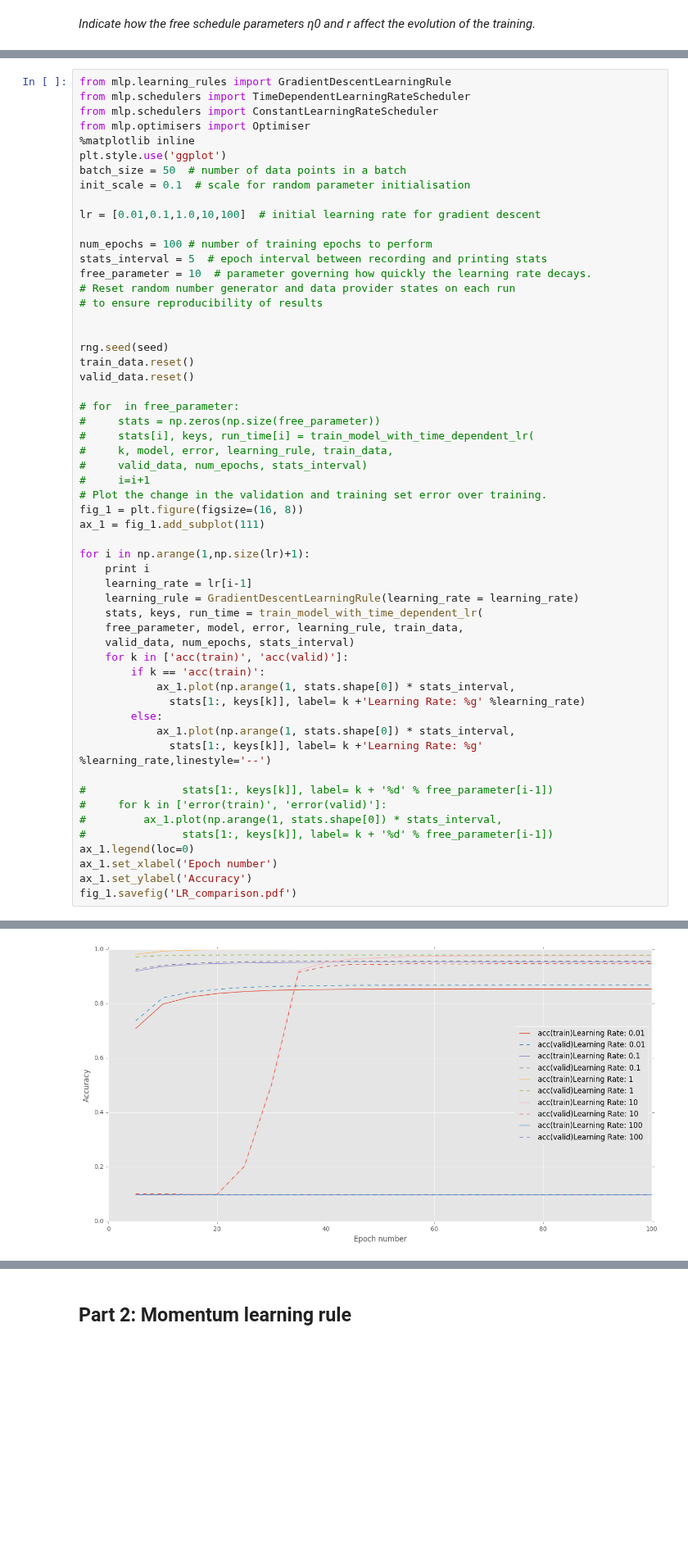
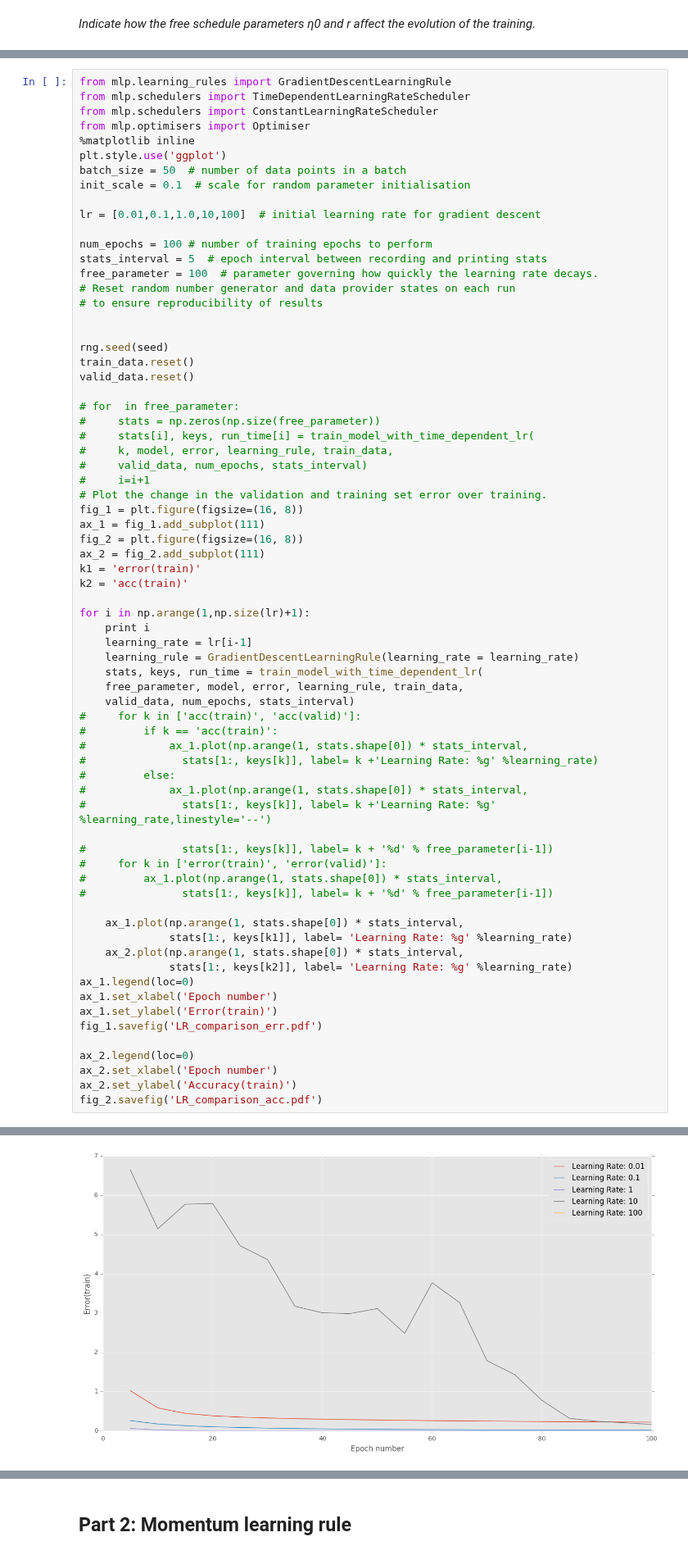
Before and after one commit to clarkzhao/Course-MLP, a Jupyter notebook: notebooks/Coursework_1.ipynb, the cells around one changed output, grey strips where cells are left out. Shown at 82% size. Saved outputs shown, nothing was run; the diff lists cells and outputs as text; blank space fills up the shorter version.

```diff
--- a/notebooks/Coursework_1.ipynb
+++ b/notebooks/Coursework_1.ipynb
@@ -428,7 +364,7 @@ lr = [0.01,0.1,1.0,10,100]  # initial learning rate for gradient descent
 
 num_epochs = 100 # number of training epochs to perform
 stats_interval = 5  # epoch interval between recording and printing stats
-free_parameter = 10  # parameter governing how quickly the learning rate decays.
+free_parameter = 100  # parameter governing how quickly the learning rate decays.
 # Reset random number generator and data provider states on each run
 # to ensure reproducibility of results
 
@@ -446,6 +382,10 @@ valid_data.reset()
 # Plot the change in the validation and training set error over training.
 fig_1 = plt.figure(figsize=(16, 8))
 ax_1 = fig_1.add_subplot(111)
+fig_2 = plt.figure(figsize=(16, 8))
+ax_2 = fig_2.add_subplot(111)
+k1 = 'error(train)'
+k2 = 'acc(train)'
 
 for i in np.arange(1,np.size(lr)+1):
     print i
@@ -454,21 +394,31 @@ for i in np.arange(1,np.size(lr)+1):
     stats, keys, run_time = train_model_with_time_dependent_lr(
     free_parameter, model, error, learning_rule, train_data,
     valid_data, num_epochs, stats_interval)
-    for k in ['acc(train)', 'acc(valid)']:
-        if k == 'acc(train)':
-            ax_1.plot(np.arange(1, stats.shape[0]) * stats_interval,
-              stats[1:, keys[k]], label= k +'Learning Rate: %g' %learning_rate)
-        else:
-            ax_1.plot(np.arange(1, stats.shape[0]) * stats_interval,
-              stats[1:, keys[k]], label= k +'Learning Rate: %g' %learning_rate,linestyle='--')
+#     for k in ['acc(train)', 'acc(valid)']:
+#         if k == 'acc(train)':
+#             ax_1.plot(np.arange(1, stats.shape[0]) * stats_interval,
+#               stats[1:, keys[k]], label= k +'Learning Rate: %g' %learning_rate)
+#         else:
+#             ax_1.plot(np.arange(1, stats.shape[0]) * stats_interval,
+#               stats[1:, keys[k]], label= k +'Learning Rate: %g' %learning_rate,linestyle='--')
 
 #               stats[1:, keys[k]], label= k + '%d' % free_parameter[i-1])
 #     for k in ['error(train)', 'error(valid)']:
 #         ax_1.plot(np.arange(1, stats.shape[0]) * stats_interval,
 #               stats[1:, keys[k]], label= k + '%d' % free_parameter[i-1])
+
+    ax_1.plot(np.arange(1, stats.shape[0]) * stats_interval,
+              stats[1:, keys[k1]], label= 'Learning Rate: %g' %learning_rate)
+    ax_2.plot(np.arange(1, stats.shape[0]) * stats_interval,
+              stats[1:, keys[k2]], label= 'Learning Rate: %g' %learning_rate)
 ax_1.legend(loc=0)
 ax_1.set_xlabel('Epoch number')
-ax_1.set_ylabel('Accuracy')
-fig_1.savefig('LR_comparison.pdf')
+ax_1.set_ylabel('Error(train)')
+fig_1.savefig('LR_comparison_err.pdf')
+
+ax_2.legend(loc=0)
+ax_2.set_xlabel('Epoch number')
+ax_2.set_ylabel('Accuracy(train)')
+fig_2.savefig('LR_comparison_acc.pdf')
 # %% [output]
 1
@@ -568,2 +513,2 @@ Epoch 100: 0.91s to complete
     error(train)=nan, acc(train)=9.86e-02, error(valid)=nan, acc(valid)=9.91e-02
-[figure, old version]
+[figure, new version]
```
Also changed, not shown: parts of 5 cells of this notebook.
